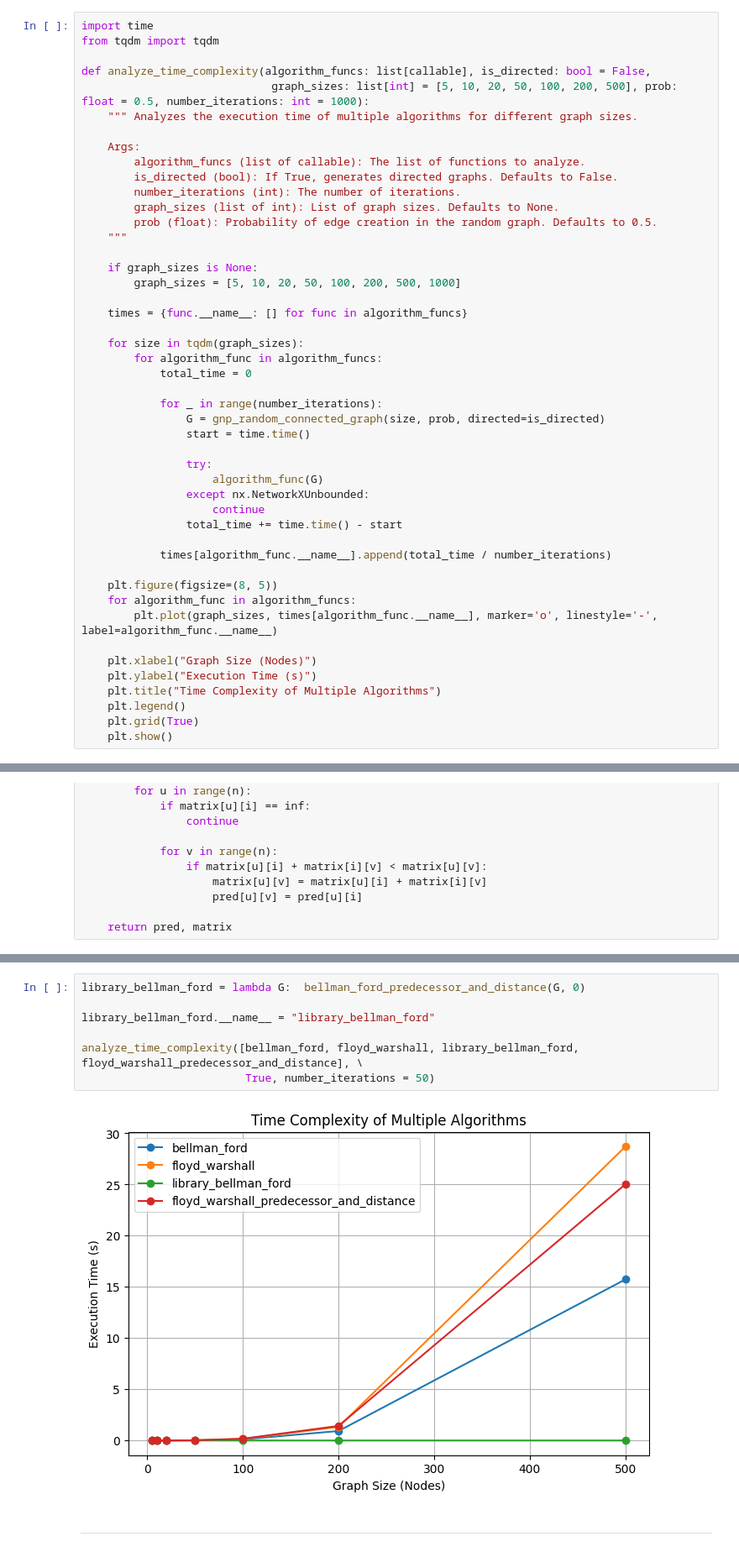
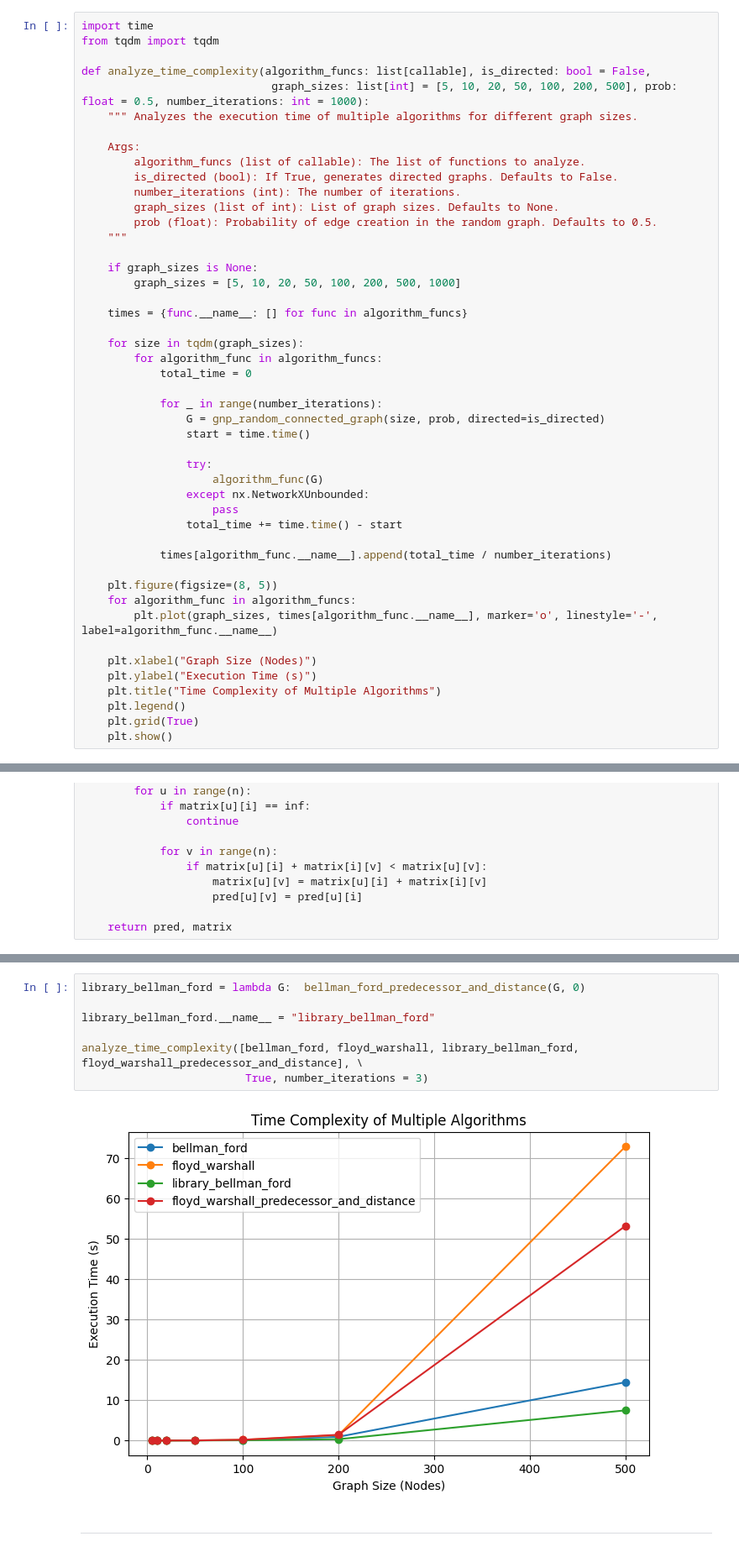
Before and after one commit to rasthpop/discrete-mathematics-tree-lab, a Jupyter notebook: Lab1_trees.ipynb, the cells around one changed output, grey strips where cells are left out. Shown: that part at 84% size. Drawn from its saved outputs; the diff is of its cells as text.

```diff
--- a/Lab1_trees.ipynb
+++ b/Lab1_trees.ipynb
@@ -112,7 +112,7 @@ def analyze_time_complexity(algorithm_funcs: list[callable], is_directed: bool =
                 try:
                     algorithm_func(G)
                 except nx.NetworkXUnbounded:
-                    continue
+                    pass
                 total_time += time.time() - start
 
             times[algorithm_func.__name__].append(total_time / number_iterations)
@@ -416,12 +417,12 @@ Distances with 9 source: {0: inf, 1: inf, 2: inf, 3: inf, 4: inf, 5: 1, 6: 10, 7
 # %%
 library_bellman_ford = lambda G:  bellman_ford_predecessor_and_distance(G, 0)
 
 library_bellman_ford.__name__ = "library_bellman_ford"
 
 analyze_time_complexity([bellman_ford, floyd_warshall, library_bellman_ford, floyd_warshall_predecessor_and_distance], \
-                         True, number_iterations = 50)
+                         True, number_iterations = 3)
 # %% [output]
-[figure, old version]
+[figure, new version]
 # %% [markdown]
 ---
 # %% [markdown]
```
Also changed, not shown: parts of 5 cells of this notebook.
